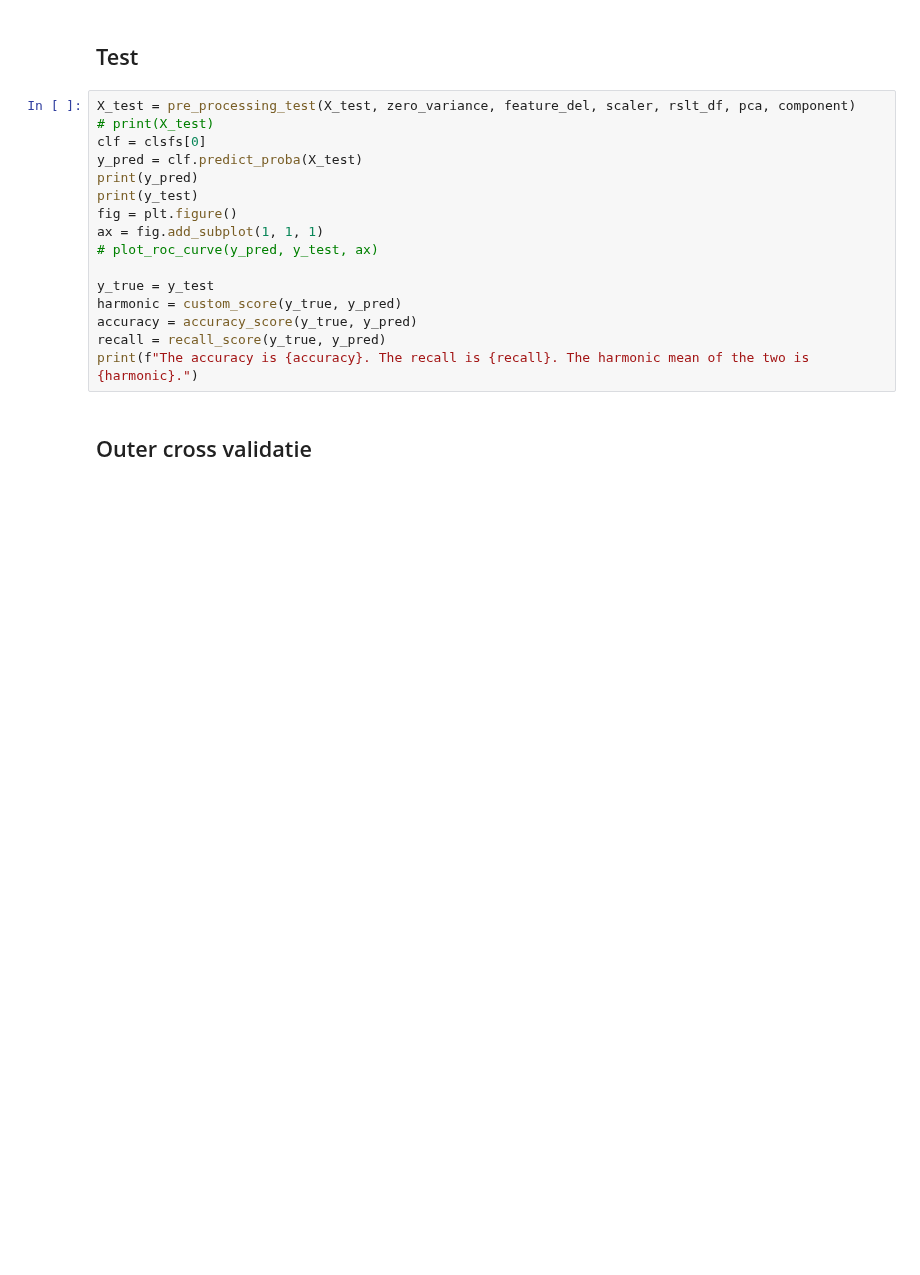
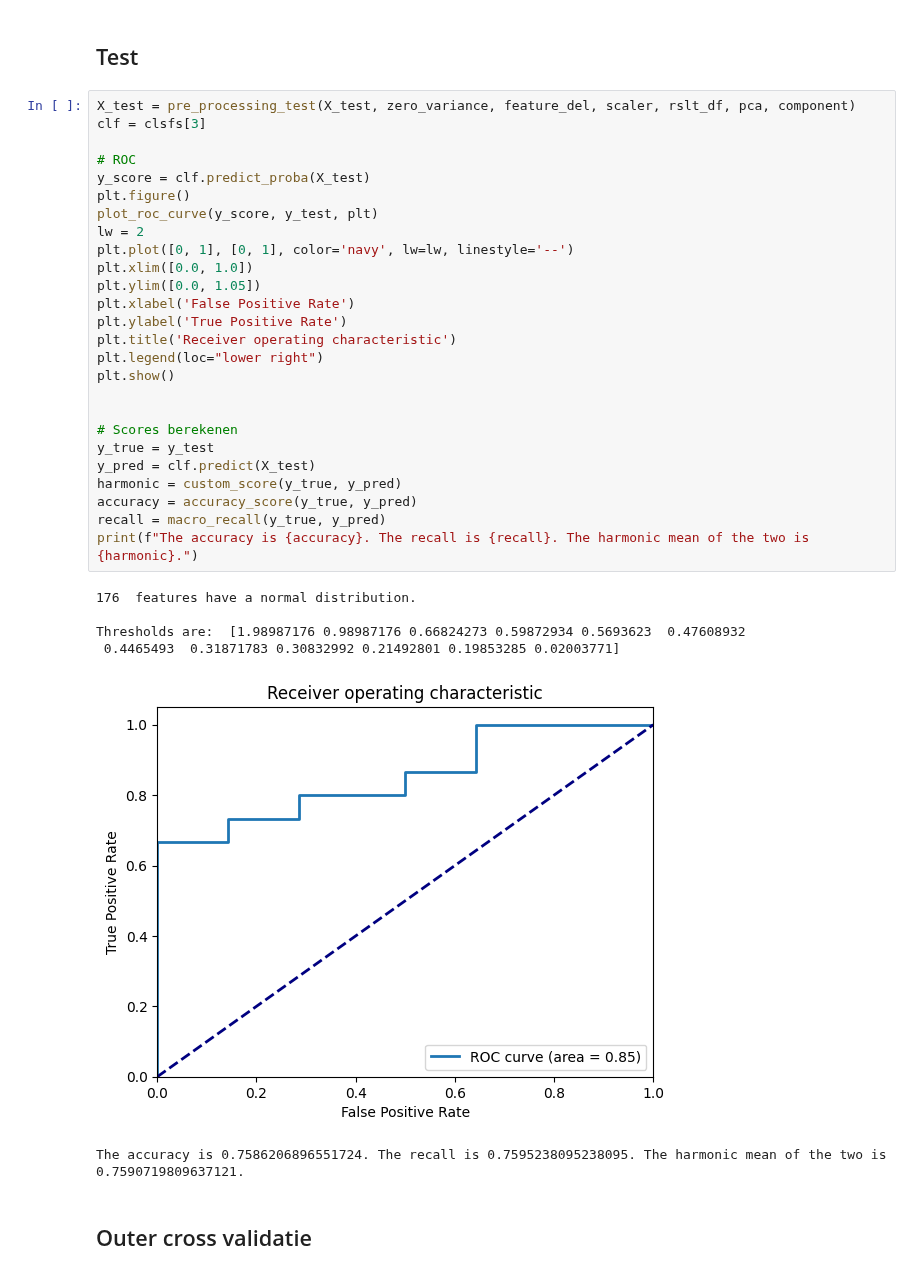
Before and after one commit to Doesjka/TM10007_ML_g9, a Jupyter notebook: assignment.ipynb, the cells around one changed output. Saved outputs shown, nothing was run; the diff lists cells and outputs as text; blank space fills up the shorter version.

```diff
--- a/assignment.ipynb
+++ b/assignment.ipynb
@@ -668,20 +659,37 @@ KeyboardInterrupt: ignored
 ## Test
 # %%
 X_test = pre_processing_test(X_test, zero_variance, feature_del, scaler, rslt_df, pca, component)
-# print(X_test)
-clf = clsfs[0]
-y_pred = clf.predict_proba(X_test)
-print(y_pred)
-print(y_test)
-fig = plt.figure()
-ax = fig.add_subplot(1, 1, 1)
-# plot_roc_curve(y_pred, y_test, ax)
+clf = clsfs[3]
 
+# ROC
+y_score = clf.predict_proba(X_test)
+plt.figure()
+plot_roc_curve(y_score, y_test, plt)
+lw = 2
+plt.plot([0, 1], [0, 1], color='navy', lw=lw, linestyle='--')
+plt.xlim([0.0, 1.0])
+plt.ylim([0.0, 1.05])
+plt.xlabel('False Positive Rate')
+plt.ylabel('True Positive Rate')
+plt.title('Receiver operating characteristic')
+plt.legend(loc="lower right")
+plt.show()
+
+
+# Scores berekenen
 y_true = y_test
+y_pred = clf.predict(X_test)
 harmonic = custom_score(y_true, y_pred)
 accuracy = accuracy_score(y_true, y_pred)
-recall = recall_score(y_true, y_pred)
+recall = macro_recall(y_true, y_pred)
 print(f"The accuracy is {accuracy}. The recall is {recall}. The harmonic mean of the two is {harmonic}.")
+# %% [output]
+176  features have a normal distribution.
+
+Thresholds are:  [1.98987176 0.98987176 0.66824273 0.59872934 0.5693623  0.47608932
+ 0.4465493  0.31871783 0.30832992 0.21492801 0.19853285 0.02003771]
+[figure, added]
+The accuracy is 0.7586206896551724. The recall is 0.7595238095238095. The harmonic mean of the two is 0.7590719809637121.
 # %% [markdown]
 ## Outer cross validatie
 # %%
```
Also changed, not shown: parts of 16 cells of this notebook.
